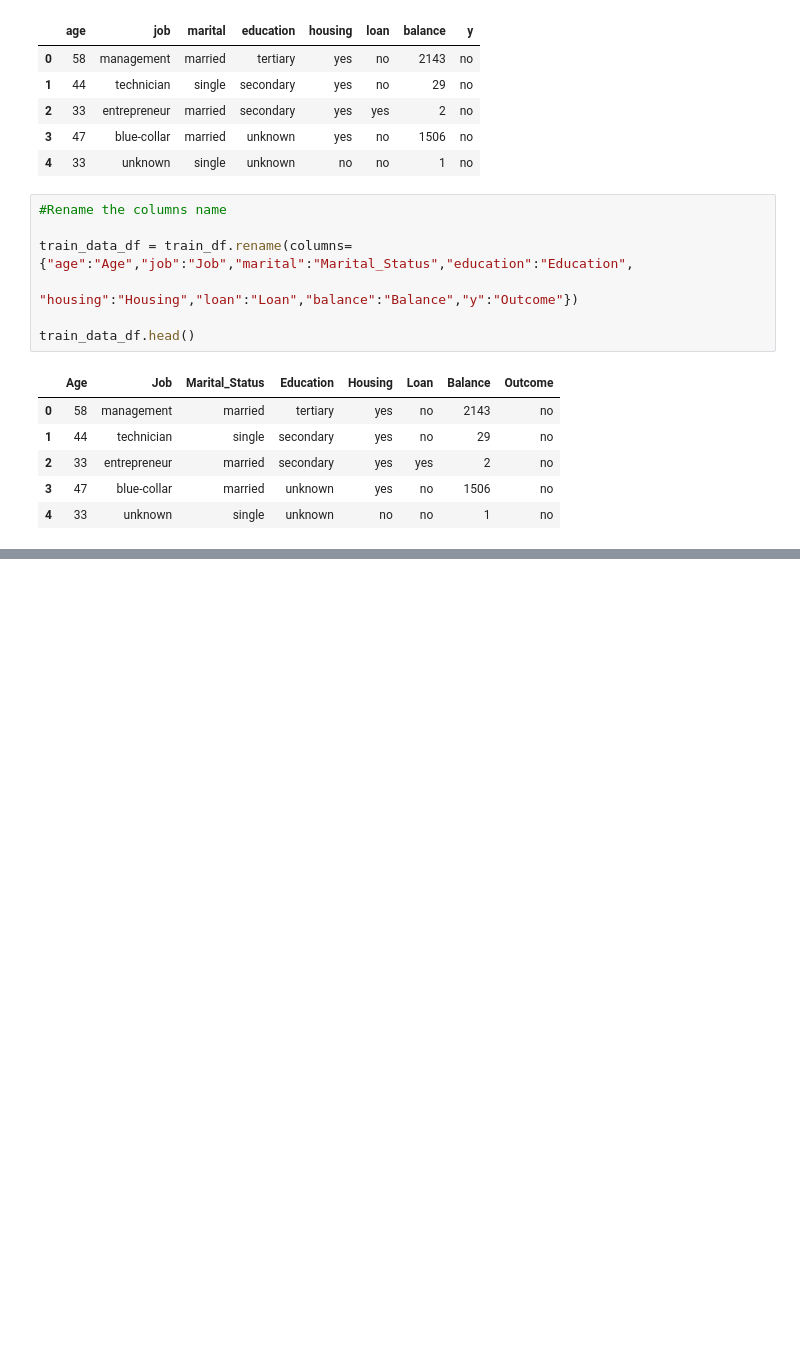
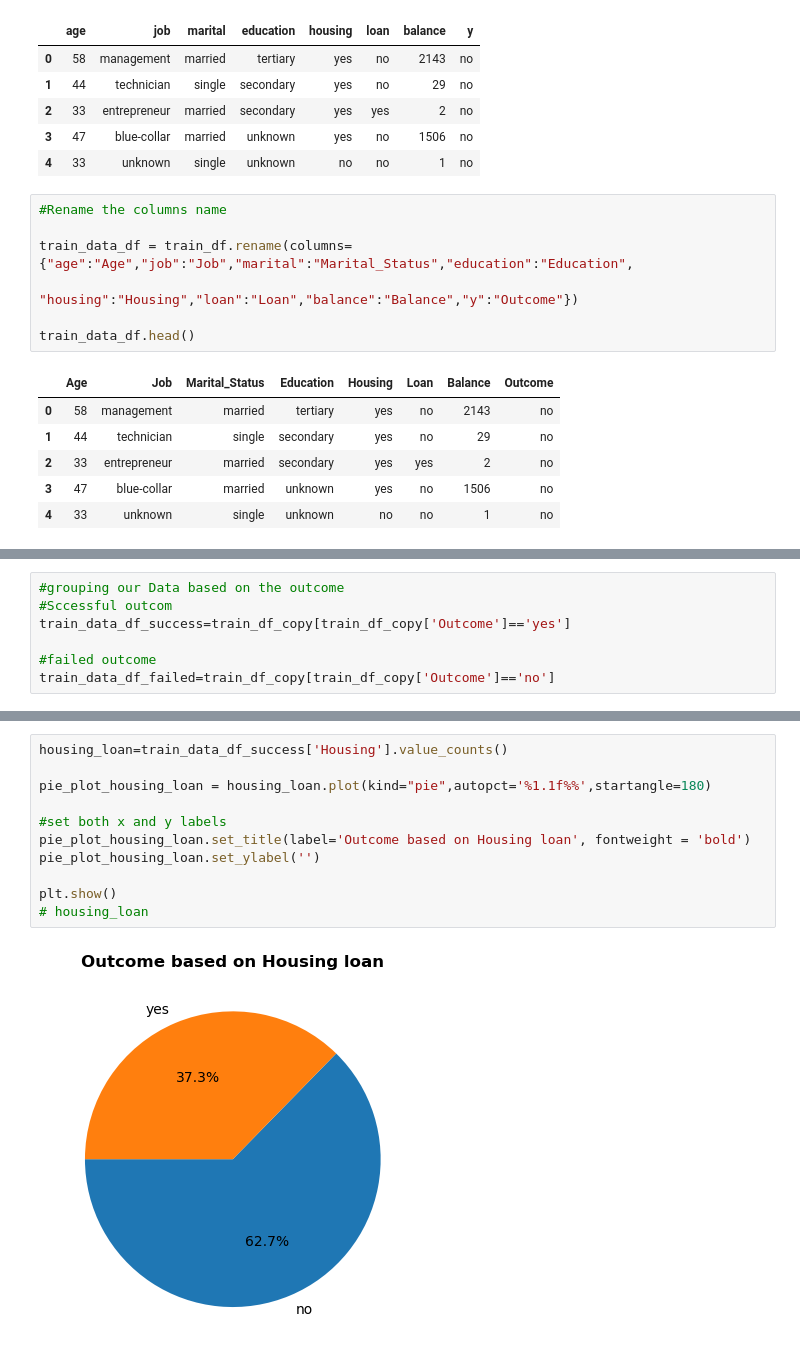
Before and after one commit to Prachi-Shah1002/Project_1, a Jupyter notebook: Main.ipynb, the cells around one changed output, grey strips where cells are left out. Saved outputs shown, nothing was run; the diff lists cells and outputs as text; blank space fills up the shorter version.

```diff
--- a/Main.ipynb
+++ b/Main.ipynb
@@ -65,0 +191,7 @@ dtype: int64
+# %%
+#grouping our Data based on the outcome
+#Sccessful outcom
+train_data_df_success=train_df_copy[train_df_copy['Outcome']=='yes']
+
+#failed outcome
+train_data_df_failed=train_df_copy[train_df_copy['Outcome']=='no']
@@ -65,0 +222,13 @@ dtype: int64
+# %%
+housing_loan=train_data_df_success['Housing'].value_counts()
+
+pie_plot_housing_loan = housing_loan.plot(kind="pie",autopct='%1.1f%%',startangle=180)
+
+#set both x and y labels
+pie_plot_housing_loan.set_title(label='Outcome based on Housing loan', fontweight = 'bold')
+pie_plot_housing_loan.set_ylabel('')
+
+plt.show()
+# housing_loan
+# %% [output]
+[figure, added]
```
Also changed, not shown: parts of 16 cells of this notebook.
